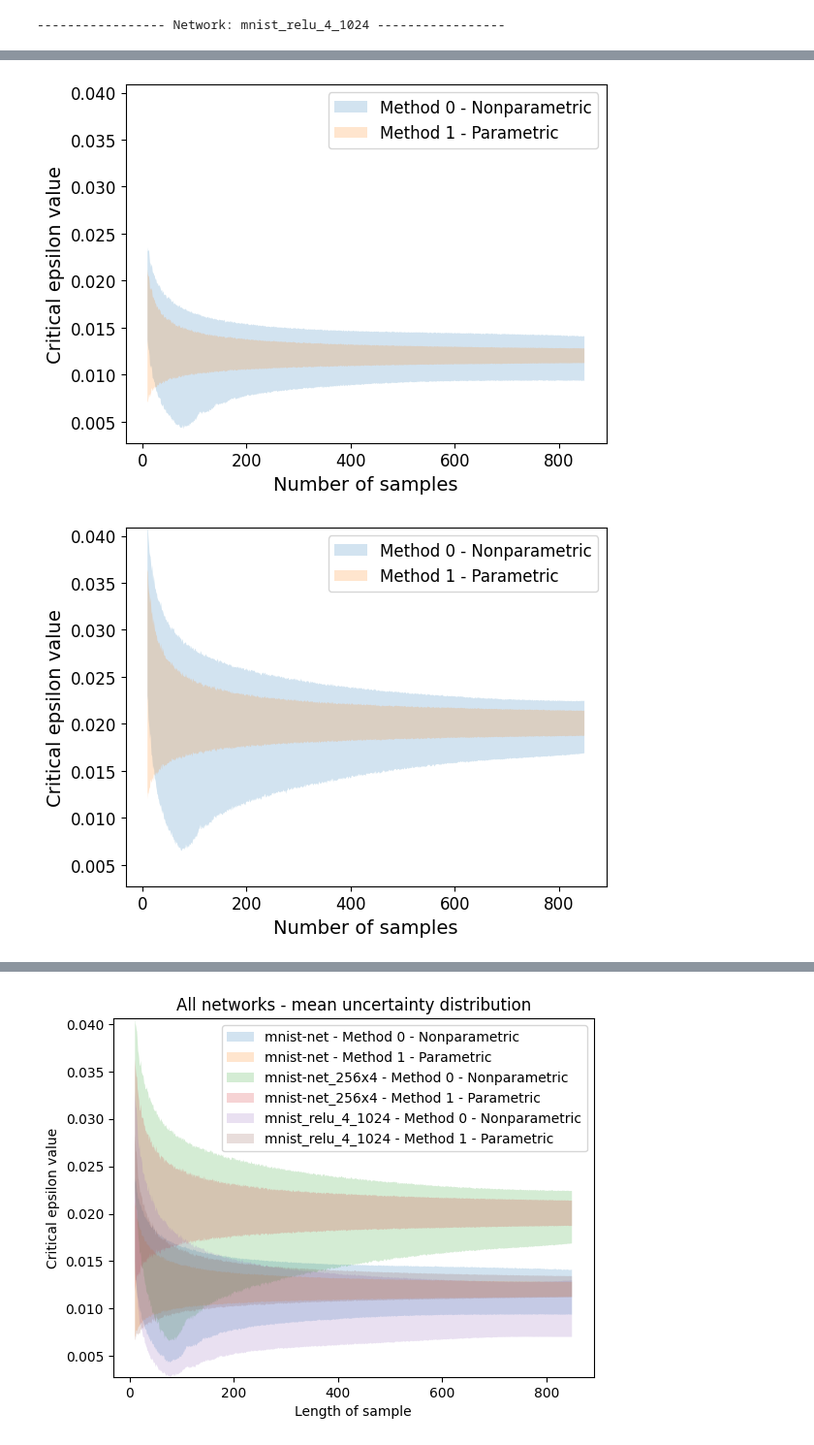
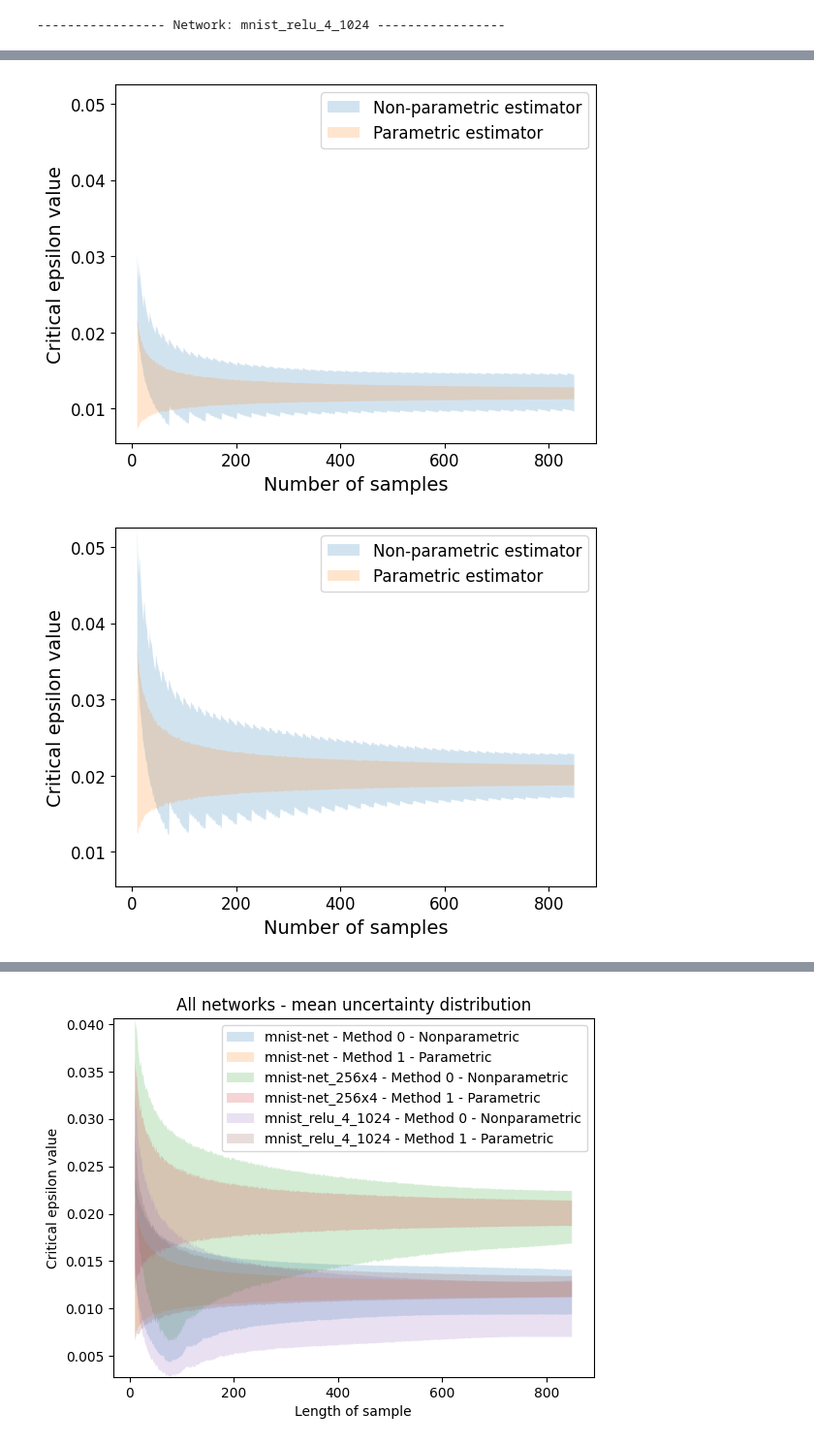
Before and after one commit to lionelkiel/Robustness-Metric, a Jupyter notebook: ResultsPlots.ipynb, the cells around one changed output, grey strips where cells are left out. Shown: that part at 97% size. Drawn from its saved outputs; the diff is of its cells as text; code cells hidden in the pictures.

```diff
--- a/ResultsPlots.ipynb
+++ b/ResultsPlots.ipynb
@@ -23,7 +23,7 @@ Try too make a smoother nonparametric method by using some of the interpolation
 from Method.QuantileUncertaintyCalculations import *
 
 def method_nonparam(samples):
-    return intervals_quantiles_nonparam(samples, 0.05, normal_approx=True, method='linear')
+    return intervals_quantiles_nonparam(samples, 0.05, method = 'paper')
 def method_param(samples):
     return intervals_quantiles_normal_tdistr(samples, 0.05)
 def method_param_2(samples):
@@ -41,7 +41,7 @@ import Helper.Plotting
 import importlib
 importlib.reload(Helper.Plotting)
 
-figs, axs = plot_uncertainty_size(dat, names = ['Nonparametric estimator', 'Parametric estimator'])
+figs, axs = plot_uncertainty_size(dat, names = ['Non-parametric estimator', 'Parametric estimator'])
 
 # Increase size of the x and y labels
 for ax in axs:
@@ -60,7 +60,7 @@ for ax in axs:
 # change legend names to 'Nonparametric estimator' and 'Parametric estimator'
 for ax in axs:
     handles, labels = ax.get_legend_handles_labels()
-    ax.legend(handles, ['Nonparametric estimator', 'Parametric estimator'], fontsize=12)
+    ax.legend(handles, ['Non-parametric estimator', 'Parametric estimator'], fontsize=12)
 
 # Save the three figures under the folder 'Figures/CAV'
 for i, fig in enumerate(figs):
@@ -74,16 +74,21 @@ for i, fig in enumerate(figs):
 # %%
-figs, axs = plot_binary(dat, names = ['Nonparametric', 'Parametric'])
+figs, axs = plot_binary(dat, names = ['Non-parametric estimator', 'Parametric estimator'])
 
 # Increase size of the x and y labels
 for ax in axs:
     for i in ax:
         i.set_xlabel('Number of samples', fontsize=14)
-        i.set_ylabel('Probability', fontsize=14)
+        i.set_ylabel('Ratio', fontsize=14)
 
 # Increase size of the x and y ticks
 for ax in axs:
     for i in ax:
         i.tick_params(axis='both', which='major', labelsize=12)
+
+# Change titles to 'Nonparametric estimator' and 'Parametric estimator'
+for ax in axs:
+    ax[0].set_title('Non-parametric estimator', fontsize=14)
+    ax[1].set_title('Parametric estimator', fontsize=14)
 
 # Increase size of the legend
 for ax in axs:
@@ -95,11 +100,15 @@ for ax in axs:
     ax[0].legend().remove()
 
 # Remove titles
+titles = []
 for fig in figs:
+    # get title
+    titles.append(fig._suptitle.get_text())
     fig.suptitle('')
 
 # Save the three figures under the folder 'Figures/CAV'
 for i, fig in enumerate(figs):
-    network = networks[i]
-    fig.savefig(f'Figures/CAV/binary_{network}.pdf', bbox_inches='tight', dpi=500)
+
+    fig.savefig(f'Figures/CAV/{titles[i]}.pdf', bbox_inches='tight', dpi=500)
+    fig.savefig(f'Figures/CAV/{titles[i]}.png', bbox_inches='tight', dpi=500)
 # %% [output]
@@ -109,29 +118,31 @@ for i, fig in enumerate(figs):
 # %%
-figs, axs = plot_uncertainty_distribution(dat, names = ['Nonparametric', 'Parametric'], plot_type='mean')
+figs, axs = plot_uncertainty_distribution(dat, names = ['Non-parametric estimator', 'Parametric estimator'], plot_type='mean')
 
 # Increase size of the x and y labels
 for ax in axs:
     ax.xaxis.label.set_size(14)
     ax.yaxis.label.set_size(14)
     # set xlabel
     ax.set_xlabel('Number of samples', fontsize=14)
 
 # Increase size of the x and y ticks
 for ax in axs:
     ax.tick_params(axis='both', which='major', labelsize=12)
 
-# Increase size of the legend
+# Change
 for ax in axs:
-    ax.legend(fontsize=12)
+    handles, labels = ax.get_legend_handles_labels()
+    ax.legend(handles, ['Non-parametric estimator', 'Parametric estimator'], fontsize=12)
 
 # Remove title
 for ax in axs:
     ax.set_title('')
 
 # Save the three figures under the folder 'Figures/CAV'
 for i, fig in enumerate(figs):
     network = networks[i]
     fig.savefig(f'Figures/CAV/uncertainty_distribution_mean_{network}.pdf', bbox_inches='tight', dpi=500)
+    fig.savefig(f'Figures/CAV/uncertainty_distribution_mean_{network}.png', bbox_inches='tight', dpi=500)
 # %% [output]
-[figure, old version]
+[figure, new version]
-[figure, old version]
+[figure, new version]
```
Also changed, not shown: parts of 5 cells of this notebook, 14 other files.
